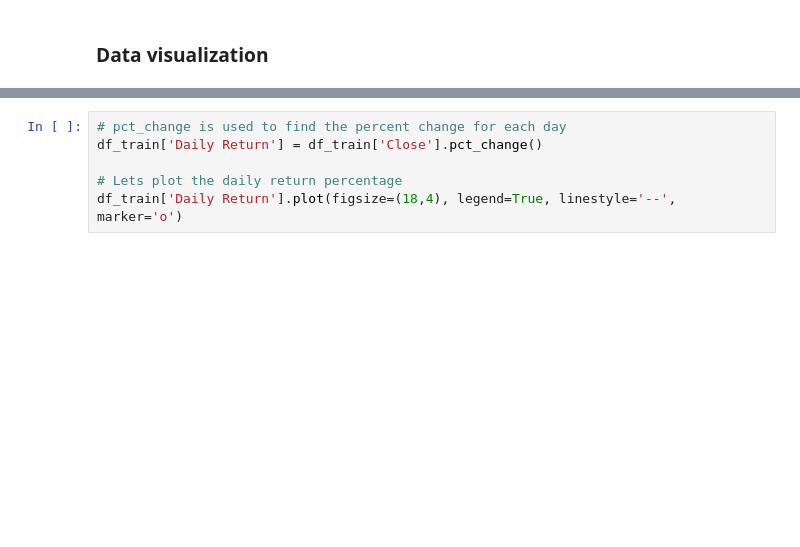
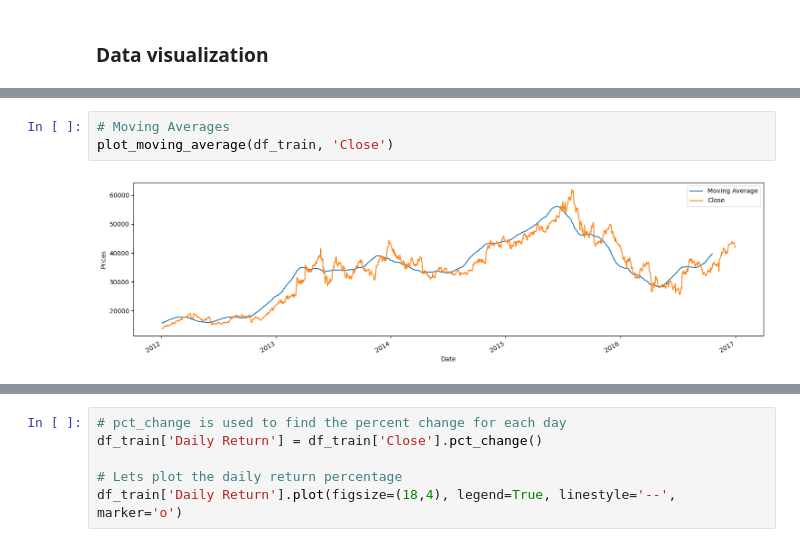
Before and after one commit to taharathussain/Stock-Price-Prediction, a Jupyter notebook: Code.ipynb, the cells around one changed output, grey strips where cells are left out. Saved outputs shown, nothing was run; the diff lists cells and outputs as text; blank space fills up the shorter version.

```diff
--- a/Code.ipynb
+++ b/Code.ipynb
@@ -176,0 +132,5 @@ Text(0.5, 1.0, 'Price Return')
+# %%
+# Moving Averages
+plot_moving_average(df_train, 'Close')
+# %% [output]
+[figure, added]
```
Also changed, not shown: parts of 98 cells of this notebook, 8 other files.
